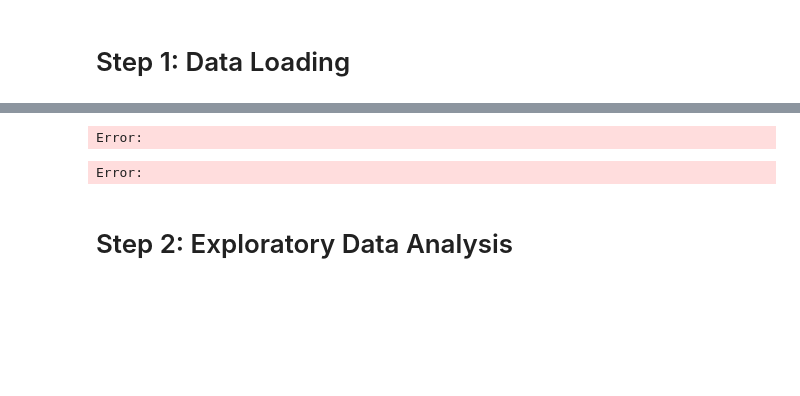
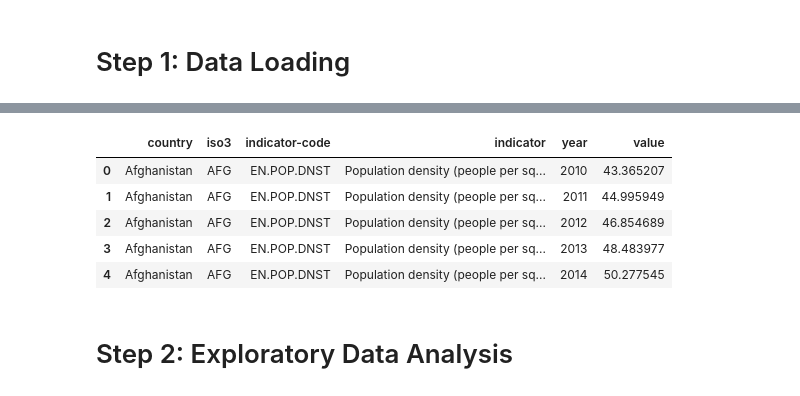
Before and after one commit to LlamzonAmazon/PC-Data-Dash, a Jupyter notebook: src/processing/worldbankforecasting.ipynb, the cells around one changed output, grey strips where cells are left out. Cells and saved outputs as stored; diff of their text form; code cells hidden in the pictures; blank space fills up the shorter version.

```diff
--- a/src/processing/worldbankforecasting.ipynb
+++ b/src/processing/worldbankforecasting.ipynb
@@ -47,22 +45,26 @@ ModuleNotFoundError: No module named 'pandas'
 # %%
 import sys
 import os
 from pathlib import Path
 
 # Move up from 'src/processing' to the main 'PC-Data-Dash' folder
 # Change the number of '.parent' calls depending on where your notebook is
 root_path = str(Path.cwd().parent.parent)
 
 if root_path not in sys.path:
     sys.path.append(root_path)
 
 from src.pipeline.utils import project_root
 project_root = project_root()
-df = pd.read_csv(project_root / 'data/interim/world_bank_interim.csv')
+df = pd.read_csv(project_root / 'data/interim/cleaned/world_bank_interim.csv')
 df.head()
 # %% [output]
-Error:
-Error:
+|  | country | iso3 | indicator-code | indicator | year | value |
+| 0 | Afghanistan | AFG | EN.POP.DNST | Population density (people per sq... | 2010 | 43.365207 |
+| 1 | Afghanistan | AFG | EN.POP.DNST | Population density (people per sq... | 2011 | 44.995949 |
+| 2 | Afghanistan | AFG | EN.POP.DNST | Population density (people per sq... | 2012 | 46.854689 |
+| 3 | Afghanistan | AFG | EN.POP.DNST | Population density (people per sq... | 2013 | 48.483977 |
+| 4 | Afghanistan | AFG | EN.POP.DNST | Population density (people per sq... | 2014 | 50.277545 |
 # %% [markdown]
 # Step 2: Exploratory Data Analysis
 # %%
```
Also changed, not shown: parts of 2 cells of this notebook, 1 other file.
